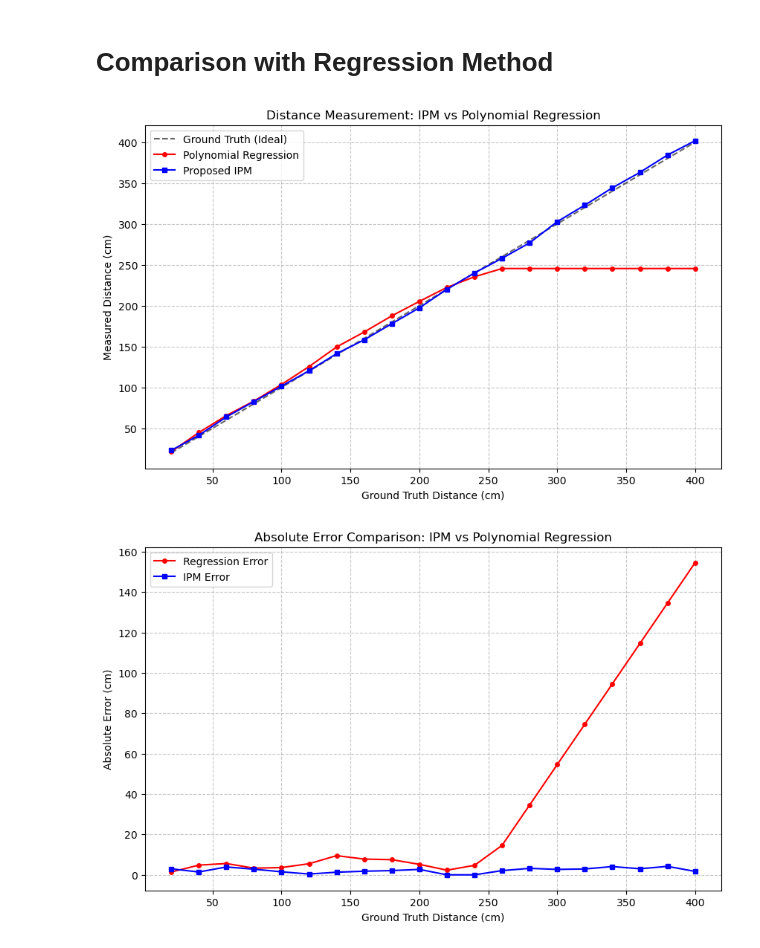
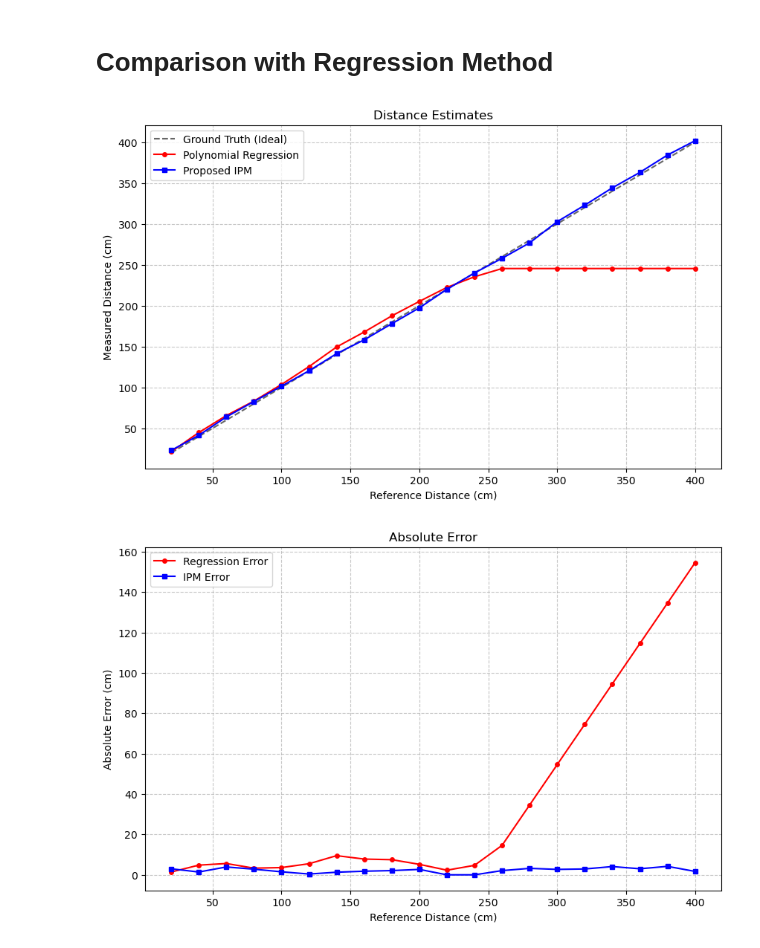
Before and after one commit to FaaizHaikal/my-thesis, a Jupyter notebook: scripts/ipm_evaluation.ipynb, the cells around one changed output. Saved outputs shown, nothing was run; the diff lists cells and outputs as text; code cells hidden in the pictures.

```diff
--- a/scripts/ipm_evaluation.ipynb
+++ b/scripts/ipm_evaluation.ipynb
@@ -946,30 +1060,28 @@ K_rho: 0.042551 cm
 # %%
 df = pd.read_csv("../data/regression_vs_ipm.csv")
 
 # Calculate absolute error
 df['regression_error'] = (df['regression'] - df['dist']).abs()
 df['ipm_error'] = (df['ipm'] - df['dist']).abs()
 
-# Plot 1: Distance Measurement Comparison
 plt.figure(figsize=(10, 6))
 plt.plot(df['dist'], df['dist'], 'k--', label='Ground Truth (Ideal)', alpha=0.6)
 plt.plot(df['dist'], df['regression'], 'r-o', label='Polynomial Regression', markersize=4)
 plt.plot(df['dist'], df['ipm'], 'b-s', label='Proposed IPM', markersize=4)
 plt.ylabel('Measured Distance (cm)')
-plt.xlabel('Ground Truth Distance (cm)')
-plt.title('Distance Measurement: IPM vs Polynomial Regression')
+plt.xlabel('Reference Distance (cm)')
+plt.title('Distance Estimates')
 plt.legend()
 plt.grid(True, linestyle='--', alpha=0.7)
 
-# Plot 2: Absolute Error Comparison
 plt.figure(figsize=(10, 6))
 plt.plot(df['dist'], df['regression_error'], 'r-o', label='Regression Error', markersize=4)
 plt.plot(df['dist'], df['ipm_error'], 'b-s', label='IPM Error', markersize=4)
-plt.xlabel('Ground Truth Distance (cm)')
+plt.xlabel('Reference Distance (cm)')
 plt.ylabel('Absolute Error (cm)')
-plt.title('Absolute Error Comparison: IPM vs Polynomial Regression')
+plt.title('Absolute Error')
 plt.legend()
 plt.grid(True, linestyle='--', alpha=0.7)
 # %% [output]
-[figure, old version]
+[figure, new version]
-[figure, old version]
+[figure, new version]
```
Also changed, not shown: parts of 9 cells of this notebook, 7 other files.
